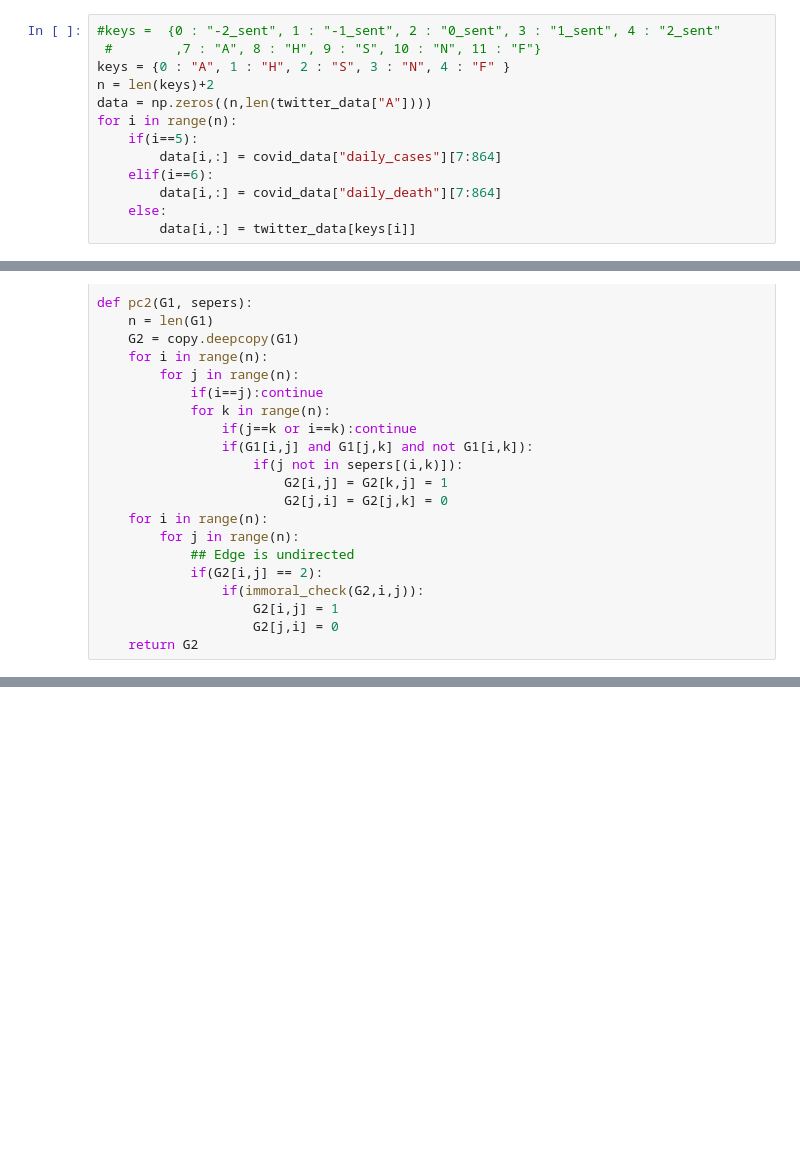
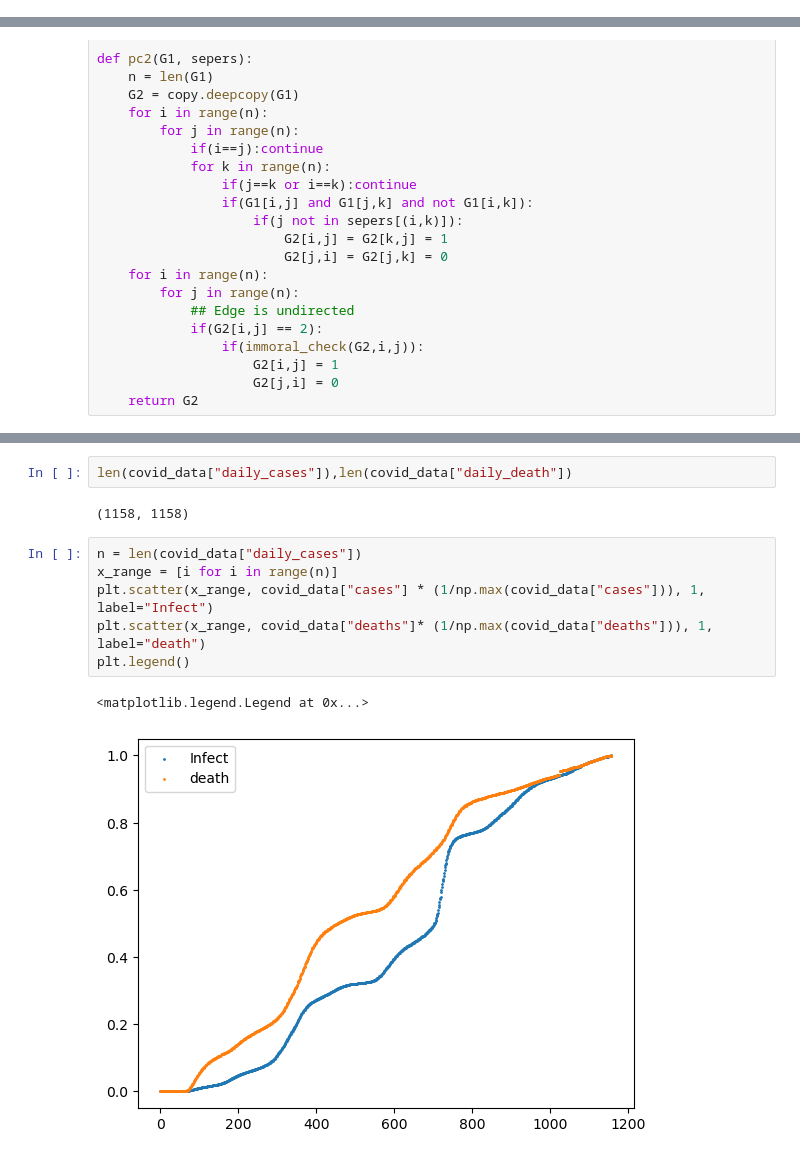
Before and after one commit to CalvinRoth/CovidEmotionsProject, a Jupyter notebook: project.ipynb, the cells around one changed output, grey strips where cells are left out. Cells and saved outputs as stored; diff of their text form; blank space fills up the shorter version.

```diff
--- a/project.ipynb
+++ b/project.ipynb
@@ -92,13 +94,0 @@ sum(np.sum(pd.DataFrame(twitter_data, columns=emotions)))
-# %%
-#keys =  {0 : "-2_sent", 1 : "-1_sent", 2 : "0_sent", 3 : "1_sent", 4 : "2_sent"
- #        ,7 : "A", 8 : "H", 9 : "S", 10 : "N", 11 : "F"}
-keys = {0 : "A", 1 : "H", 2 : "S", 3 : "N", 4 : "F" }
-n = len(keys)+2
-data = np.zeros((n,len(twitter_data["A"])))
-for i in range(n):
-    if(i==5):
-        data[i,:] = covid_data["daily_cases"][7:864]
-    elif(i==6):
-        data[i,:] = covid_data["daily_death"][7:864]
-    else:
-        data[i,:] = twitter_data[keys[i]]
@@ -253,0 +386,13 @@ nx.draw_networkx(G, pos=ls, labels={i: labels[i] for i in range(7)})
+# %%
+len(covid_data["daily_cases"]),len(covid_data["daily_death"])
+# %% [output]
+(1158, 1158)
+# %%
+n = len(covid_data["daily_cases"])
+x_range = [i for i in range(n)]
+plt.scatter(x_range, covid_data["cases"] * (1/np.max(covid_data["cases"])), 1, label="Infect")
+plt.scatter(x_range, covid_data["deaths"]* (1/np.max(covid_data["deaths"])), 1, label="death")
+plt.legend()
+# %% [output]
+<matplotlib.legend.Legend at 0x...>
+[figure, added]
```
Also changed, not shown: parts of 25 cells of this notebook, 4 other files.
